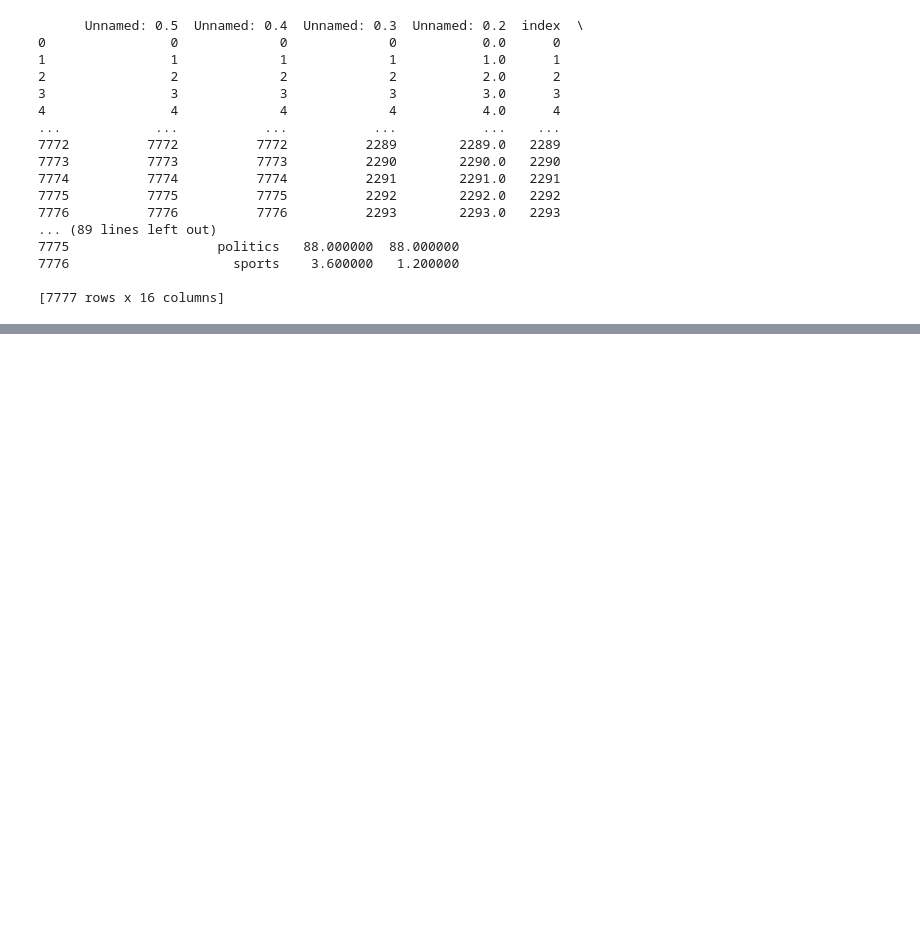
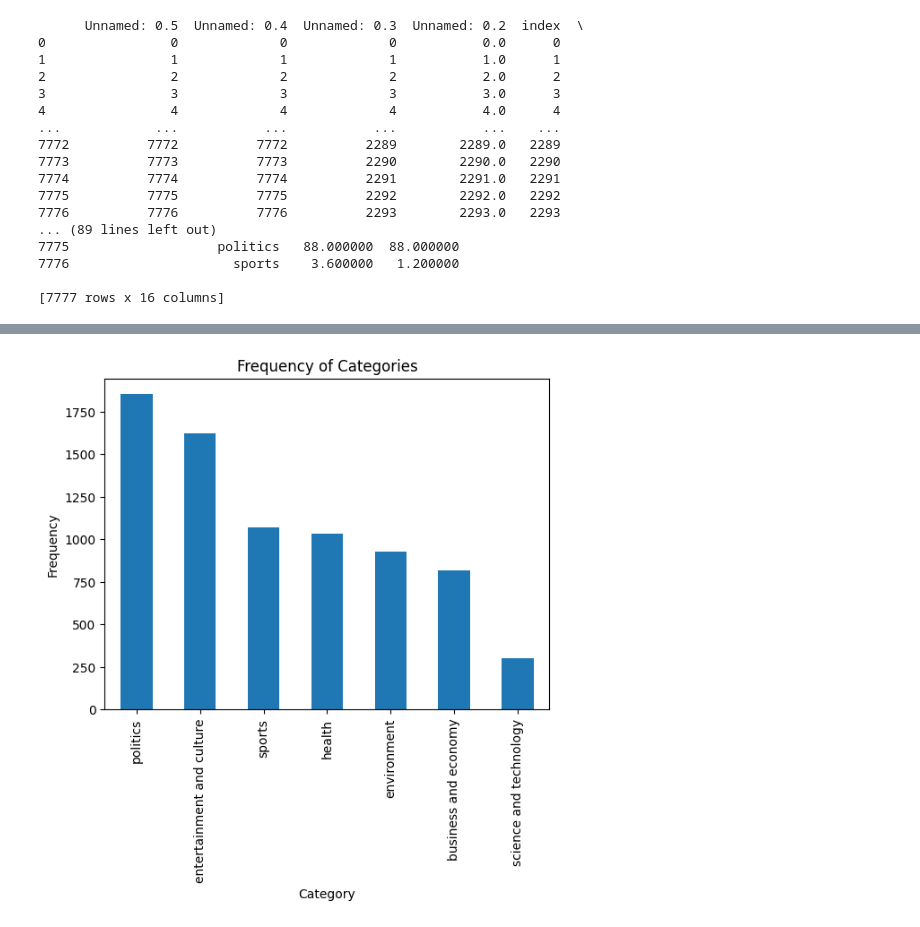
Before and after one commit to Steinar-Slette/Data_in_the_wild_exam, a Jupyter notebook: combine_trends_news/compare_pytrends_articles.ipynb, the cells around one changed output, grey strips where cells are left out. Drawn from its saved outputs; the diff is of its cells as text; code cells hidden in the pictures; blank space fills up the shorter version.

```diff
--- a/combine_trends_news/compare_pytrends_articles.ipynb
+++ b/combine_trends_news/compare_pytrends_articles.ipynb
@@ -96,0 +94,15 @@ print(df)
+# %%
+# Load the data
+df = pd.read_csv("../data/annotation/_final/2022_January_all_articles_annotated.csv", sep=';')
+
+# Count the frequency of each category
+category_counts = df['Chat GPT'].value_counts()
+
+# Plot the frequencies
+category_counts.plot(kind='bar')
+plt.title('Frequency of Categories')
+plt.xlabel('Category')
+plt.ylabel('Frequency')
+plt.show()
+# %% [output]
+[figure, added]
```
Also changed, not shown: parts of 5 cells of this notebook, 2 other files.
